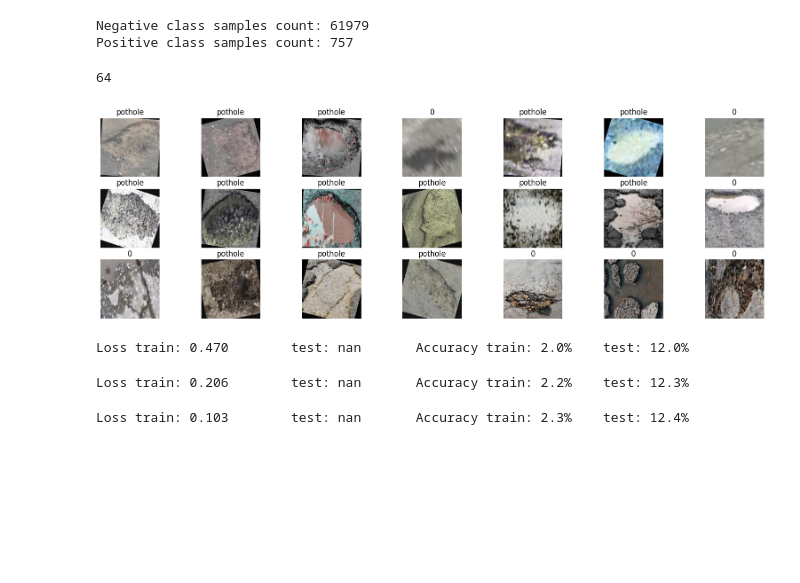
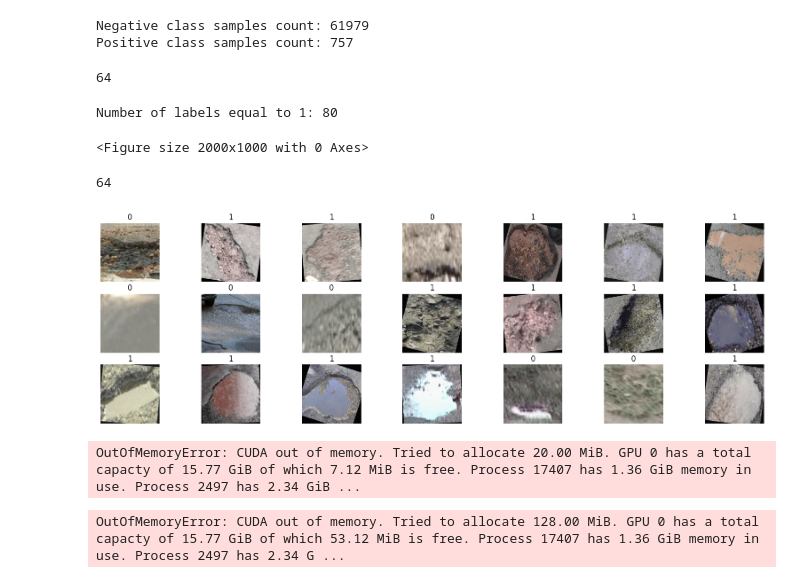
Before and after one commit to drykkur/02516, a Jupyter notebook: IDLC_Potholes.ipynb, the cells around one changed output. Drawn from its saved outputs; the diff is of its cells as text; code cells hidden in the pictures; blank space fills up the shorter version.

```diff
--- a/IDLC_Potholes.ipynb
+++ b/IDLC_Potholes.ipynb
@@ -443,18 +443,36 @@ train_loader = DataLoader(balanced_train_dataset, batch_size=64, shuffle=True, n
 
 test_dataset = PotholeDataset(json_file='processed_images_data.json', transform=transform, subset='test')
 test_loader = DataLoader(test_dataset, batch_size=64, shuffle=False, num_workers=3)
+# %%
+images, labels = next(iter(test_loader))
+print (len(images))
+plt.figure(figsize=(20,10))
+
+count = 0
+# Assuming 'labels' is a tensor containing the labels for the images
+for minibatch_no, (data, target) in tqdm(enumerate(test_loader), total=len(test_loader)):
+
+# Count the number of labels that are equal to 1
+    count += (target == 1).sum().item()
+
+# Printing the count
+print("Number of labels equal to 1:", count)
+# %% [output]
+64
+Number of labels equal to 1: 80
+<Figure size 2000x1000 with 0 Axes>
 # %%
 images, labels = next(iter(train_loader))
 print (len(images))
 plt.figure(figsize=(20,10))
 
 for i in range(21):
     plt.subplot(5,7,i+1)
     plt.imshow(np.swapaxes(np.swapaxes(images[i].numpy(), 0, 2), 0, 1))
-    plt.title(['0', 'pothole'][labels[i].item()])
+    plt.title(['0', '1'][labels[i].item()])
     plt.axis('off')
 # %% [output]
 64
-[figure, old version]
+[figure, new version]
 # %%
 #We define the training as a function so we can easily re-use it.
@@ -507,7 +525,7 @@ def train(model, optimizer, num_epochs=10):
               f"Accuracy train: {out_dict['train_acc'][-1]*100:.1f}%\t test: {out_dict['test_acc'][-1]*100:.1f}%")
     return out_dict
 # %%
-model_ft = models.resnet50(weights='IMAGENET1K_V1')
+model_ft = models.resnet50()
 num_ftrs = model_ft.fc.in_features
 # Here the size of each output sample is set to 2.
 # Alternatively, it can be generalized to ``nn.Linear(num_ftrs, len(class_names))``.
@@ -518,15 +536,15 @@ model_ft = model_ft.to(device)
 criterion = nn.CrossEntropyLoss()
 
 # Observe that all parameters are being optimized
+optimizer_adam = torch.optim.Adam(model_ft.parameters(), lr=0.0001, weight_decay=0.01)
 optimizer_ft = torch.optim.SGD(model_ft.parameters(), lr=0.001, momentum=0.9)
-optimizer_adam = torch.optim.Adam(model_ft.parameters(), lr=0.00001, weight_decay=0.01)
 
 
 # Decay LR by a factor of 0.1 every 7 epochs
 exp_lr_scheduler = torch.optim.lr_scheduler.StepLR(optimizer_ft, step_size=7, gamma=0.1)
+# %% [output]
+OutOfMemoryError: CUDA out of memory. Tried to allocate 20.00 MiB. GPU 0 has a total capacty of 15.77 GiB of which 7.12 MiB is free. Process 17407 has 1.36 GiB memory in use. Process 2497 has 2.34 GiB ...
 # %%
-out_dict = train(model_ft, optimizer_adam, num_epochs=3)
+out_dict = train(model_ft, optimizer_adam, num_epochs=50)
 # %% [output]
-Loss train: 0.470        test: nan       Accuracy train: 2.0%    test: 12.0%
+OutOfMemoryError: CUDA out of memory. Tried to allocate 128.00 MiB. GPU 0 has a total capacty of 15.77 GiB of which 53.12 MiB is free. Process 17407 has 1.36 GiB memory in use. Process 2497 has 2.34 G ...
-Loss train: 0.206        test: nan       Accuracy train: 2.2%    test: 12.3%
-Loss train: 0.103        test: nan       Accuracy train: 2.3%    test: 12.4%
```
Also changed, not shown: parts of 3 cells of this notebook.
